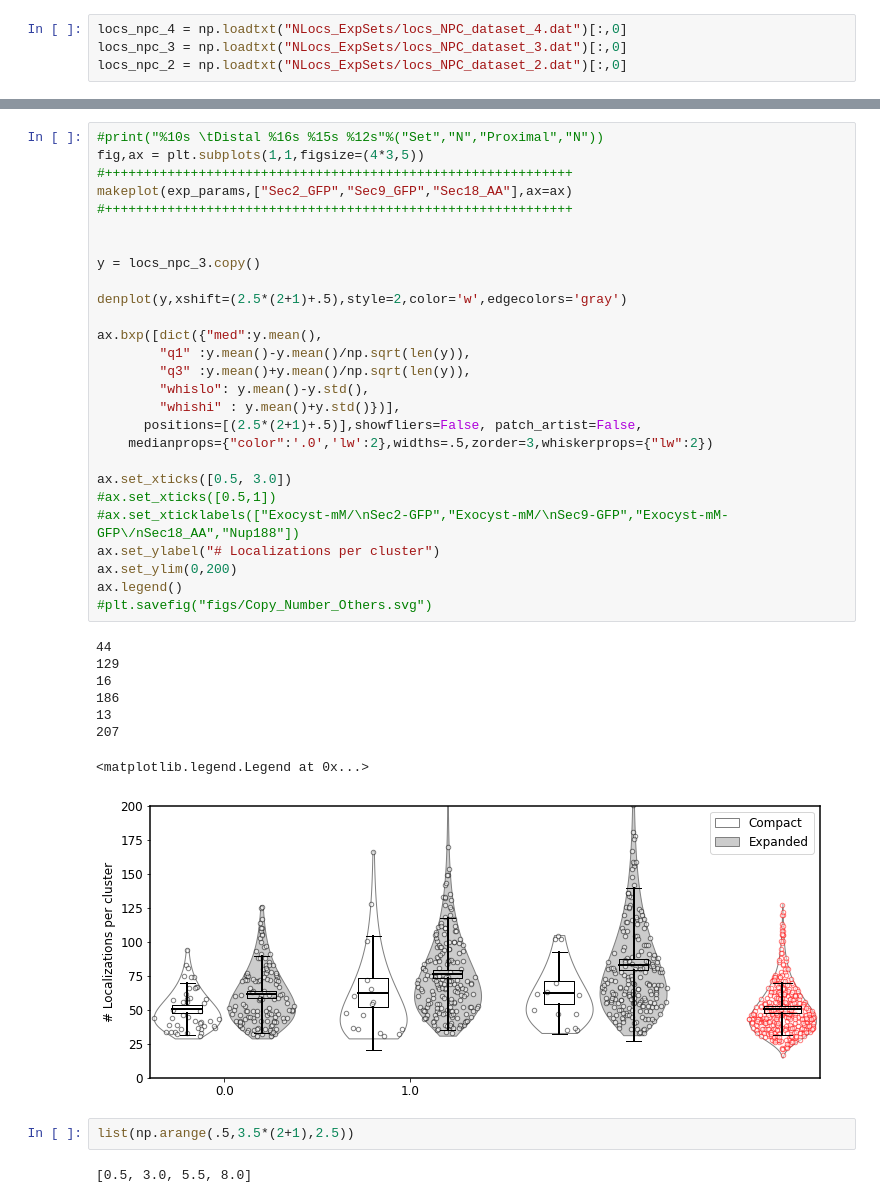
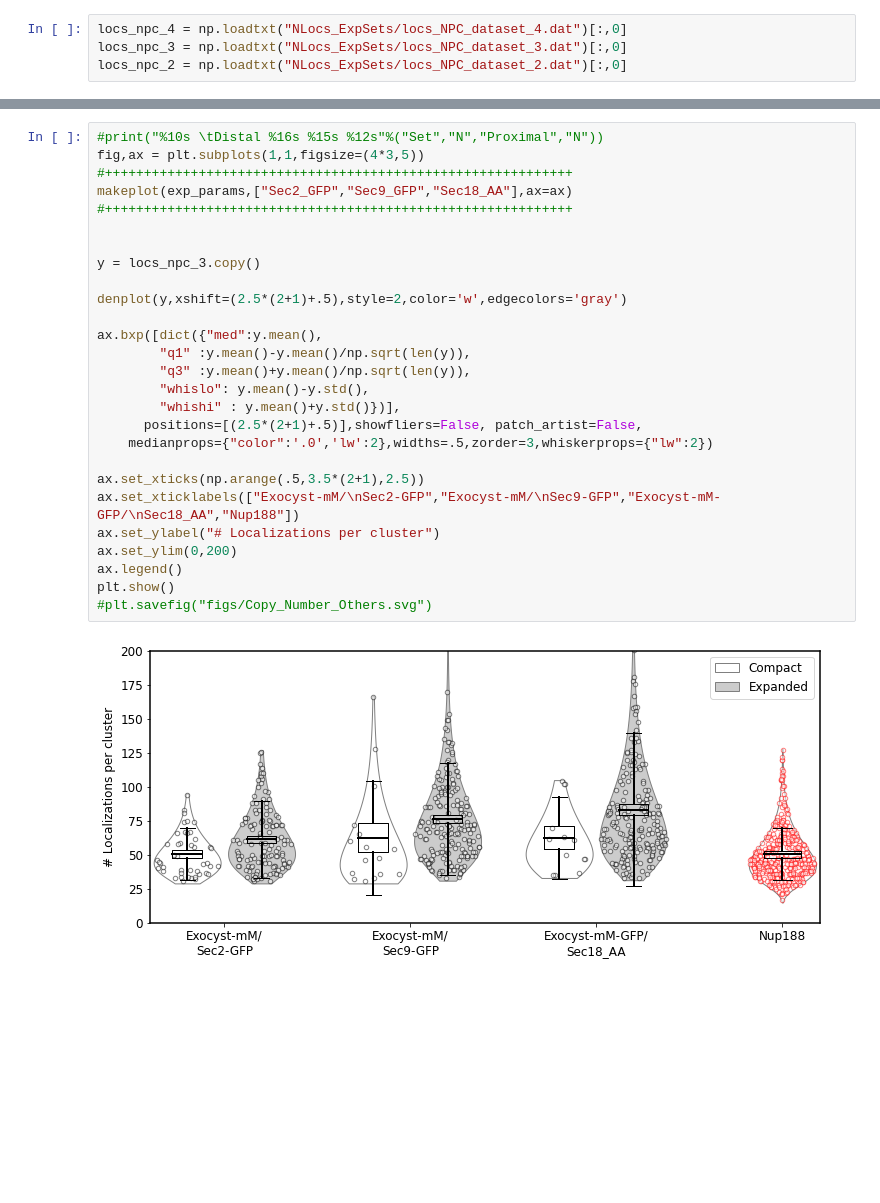
Before and after one commit to GallegoLab/Continuum-architecture-dynamics-of-vesicle-tethering-in-exocytosis, a Jupyter notebook: Final_Plots_SMLM.ipynb, the cells around one changed output, grey strips where cells are left out. Drawn from its saved outputs; the diff is of its cells as text; blank space fills up the shorter version.

```diff
--- a/Final_Plots_SMLM.ipynb
+++ b/Final_Plots_SMLM.ipynb
@@ -203,40 +204,29 @@ ax.legend()
 # %%
 #print("%10s \tDistal %16s %15s %12s"%("Set","N","Proximal","N"))
 fig,ax = plt.subplots(1,1,figsize=(4*3,5))
 #++++++++++++++++++++++++++++++++++++++++++++++++++++++++++++
 makeplot(exp_params,["Sec2_GFP","Sec9_GFP","Sec18_AA"],ax=ax)
 #++++++++++++++++++++++++++++++++++++++++++++++++++++++++++++
 
 
 y = locs_npc_3.copy()
 
 denplot(y,xshift=(2.5*(2+1)+.5),style=2,color='w',edgecolors='gray')
 
 ax.bxp([dict({"med":y.mean(),
         "q1" :y.mean()-y.mean()/np.sqrt(len(y)),
         "q3" :y.mean()+y.mean()/np.sqrt(len(y)),
         "whislo": y.mean()-y.std(),
         "whishi" : y.mean()+y.std()})],
       positions=[(2.5*(2+1)+.5)],showfliers=False, patch_artist=False,
     medianprops={"color":'.0','lw':2},widths=.5,zorder=3,whiskerprops={"lw":2})
 
-ax.set_xticks([0.5, 3.0])
-#ax.set_xticks([0.5,1])
-#ax.set_xticklabels(["Exocyst-mM/\nSec2-GFP","Exocyst-mM/\nSec9-GFP","Exocyst-mM-GFP\/nSec18_AA","Nup188"])
+ax.set_xticks(np.arange(.5,3.5*(2+1),2.5))
+ax.set_xticklabels(["Exocyst-mM/\nSec2-GFP","Exocyst-mM/\nSec9-GFP","Exocyst-mM-GFP/\nSec18_AA","Nup188"])
 ax.set_ylabel("# Localizations per cluster")
 ax.set_ylim(0,200)
 ax.legend()
+plt.show()
 #plt.savefig("figs/Copy_Number_Others.svg")
 # %% [output]
-44
-129
-16
-186
-13
-207
-<matplotlib.legend.Legend at 0x...>
-[figure, old version]
+[figure, new version]
-# %%
-list(np.arange(.5,3.5*(2+1),2.5))
-# %% [output]
-[0.5, 3.0, 5.5, 8.0]
```
Also changed, not shown: parts of 14 cells of this notebook.
